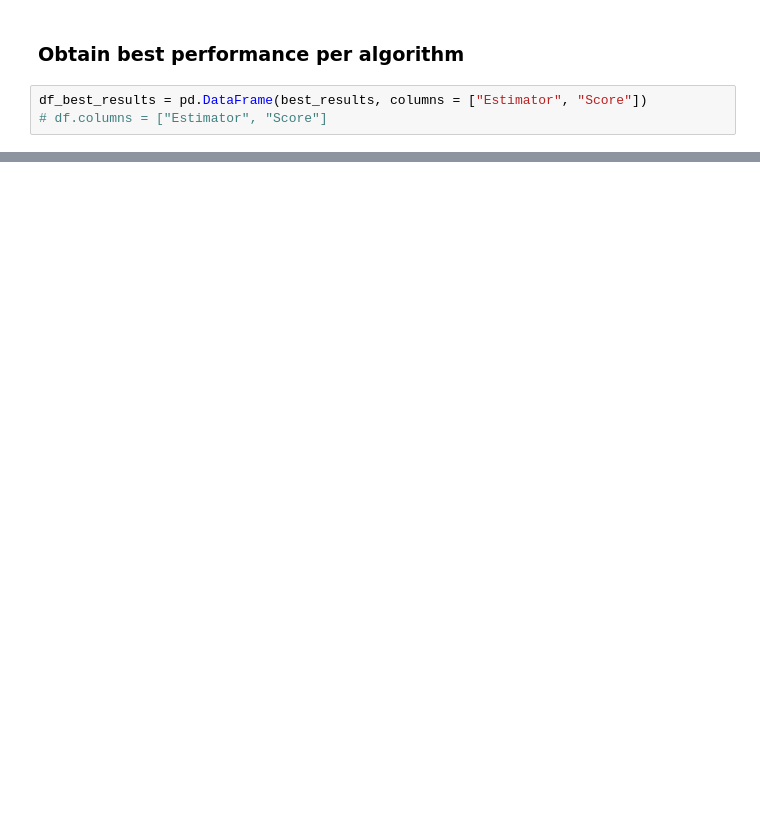
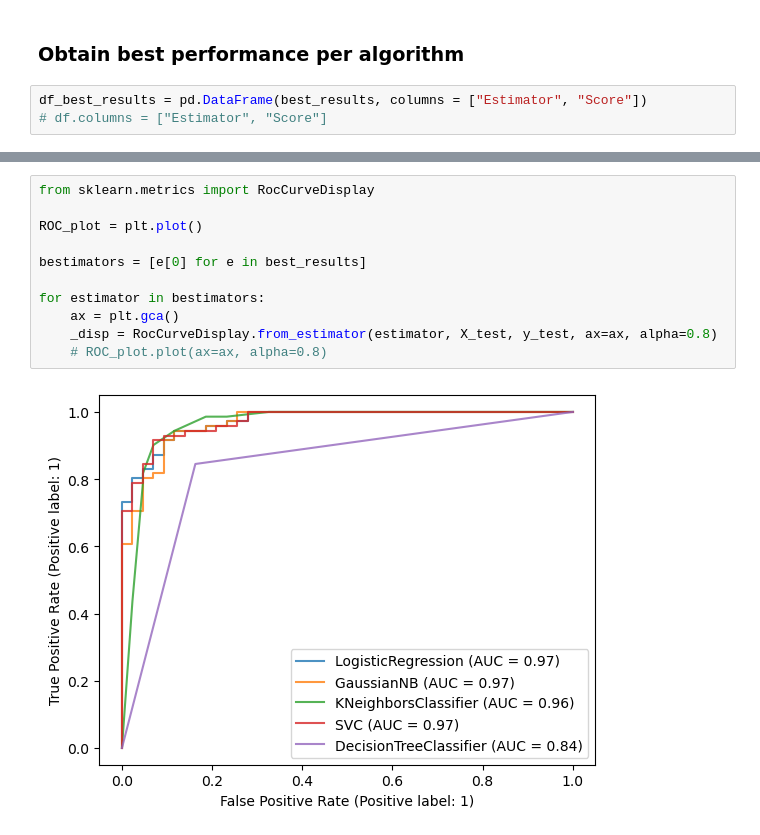
Before and after one commit to BorisWinter/machine-learning-playground, a Jupyter notebook: MachineLearning/SupervisedLearning/find_best_binary_classifier.ipynb, the cells around one changed output, grey strips where cells are left out. Cells and saved outputs as stored; diff of their text form; blank space fills up the shorter version.

```diff
--- a/MachineLearning/SupervisedLearning/find_best_binary_classifier.ipynb
+++ b/MachineLearning/SupervisedLearning/find_best_binary_classifier.ipynb
@@ -128,0 +145,13 @@ df_best_results
+# %%
+from sklearn.metrics import RocCurveDisplay
+
+ROC_plot = plt.plot()
+
+bestimators = [e[0] for e in best_results]
+
+for estimator in bestimators:
+    ax = plt.gca()
+    _disp = RocCurveDisplay.from_estimator(estimator, X_test, y_test, ax=ax, alpha=0.8)
+    # ROC_plot.plot(ax=ax, alpha=0.8)
+# %% [output]
+[figure, added]
```
Also changed, not shown: parts of 8 cells of this notebook, 2 other files.
